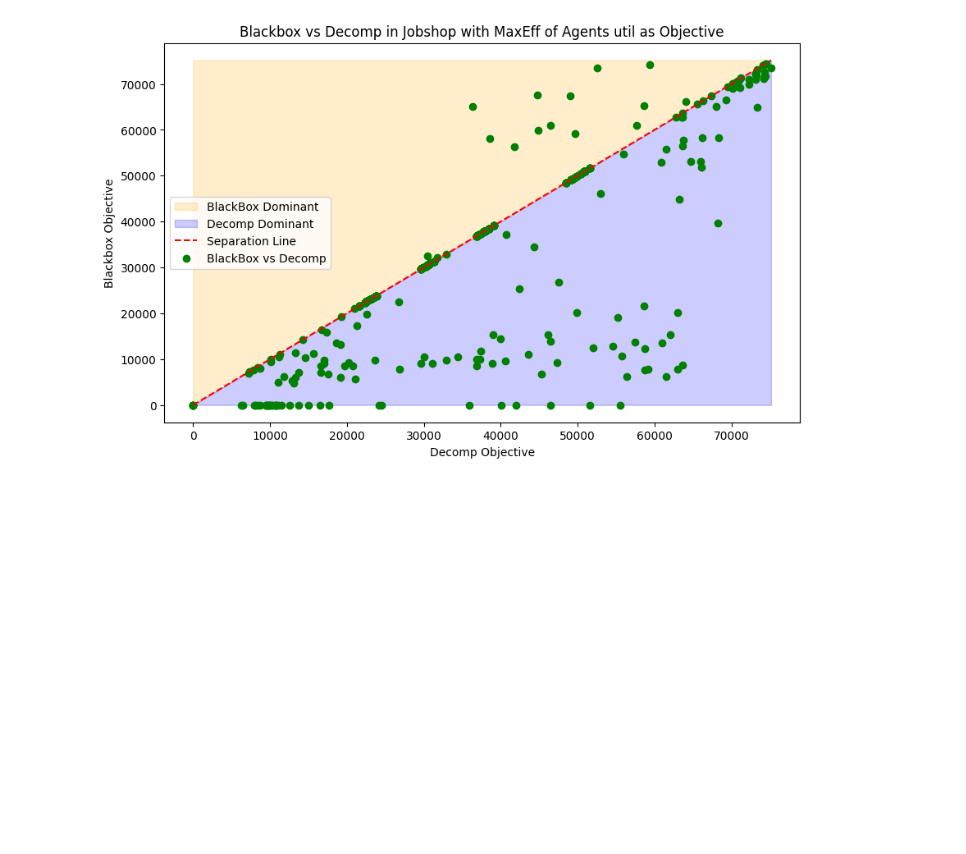
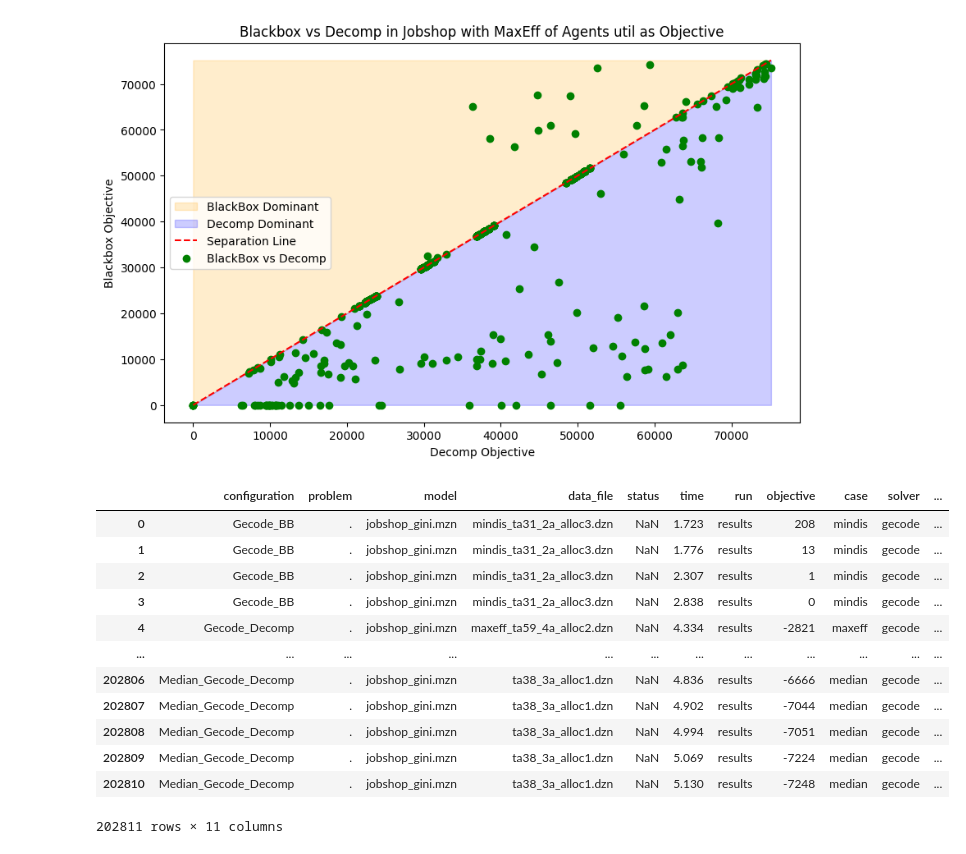
Before and after one commit to kieronqtran/minizinc_blackbox_examples, a Jupyter notebook: gini/analysising_results.ipynb, the cells around one changed output. Cells and saved outputs as stored; diff of their text form; code cells hidden in the pictures; blank space fills up the shorter version.

Commit message:
Jobshop Gini

```diff
--- a/gini/analysising_results.ipynb
+++ b/gini/analysising_results.ipynb
@@ -94,3 +105,33 @@ maxeff['objective_decomp'] = temp
 plot_blackbox_vs_decomp_scatter(maxeff['objective_bb'], maxeff['objective_decomp'], 'Blackbox vs Decomp in Jobshop with MaxEff of Agents util as Objective')
 # %% [output]
 [figure]
+# %%
+root = os.path.dirname(os.path.abspath("__file__"))
+objectives = pd.read_csv(os.path.join(root, 'objectives.csv'))
+is_median = objectives['configuration'].str.contains('Median')
+objectives = objectives.join(objectives[is_median]['configuration'].str.extract(r'(?P<case>[^_]+)_(?P<solver>[^_]+)_(?P<type>[^_]+)', expand=True))
+is_mindis = objectives['data_file'].str.contains('mindis')
+objectives.loc[is_mindis, ['solver', 'type']] = objectives.loc[is_mindis, 'configuration'].str.extract(r'(?P<solver>[^_]+)_(?P<type>[^_]+)', expand=True)
+objectives.loc[is_mindis, 'case'] = objectives.loc[is_mindis, 'data_file'].str.extract(r'/(?P<case>\w+?)_')
+is_maxeff = objectives['data_file'].str.contains('maxeff')
+objectives.loc[is_maxeff, ['solver', 'type']] = objectives.loc[is_maxeff, 'configuration'].str.extract(r'(?P<solver>[^_]+)_(?P<type>[^_]+)', expand=True)
+objectives.loc[is_maxeff, 'case'] = objectives.loc[is_maxeff, 'data_file'].str.extract(r'/(?P<case>\w+?)_')
+objectives['case'] = objectives['case'].str.lower()
+objectives['solver'] = objectives['solver'].str.lower()
+objectives['type'] = objectives['type'].str.lower()
+objectives['data_file'] = objectives['data_file'].str.replace('new_dzn/', '').str.replace('dzn/', '')
+objectives
+# %% [output]
+|  | configuration | problem | model | data_file | status | time | run | objective | case | solver | ... |
+| 0 | Gecode_BB | . | jobshop_gini.mzn | mindis_ta31_2a_alloc3.dzn | NaN | 1.723 | results | 208 | mindis | gecode | ... |
+| 1 | Gecode_BB | . | jobshop_gini.mzn | mindis_ta31_2a_alloc3.dzn | NaN | 1.776 | results | 13 | mindis | gecode | ... |
+| 2 | Gecode_BB | . | jobshop_gini.mzn | mindis_ta31_2a_alloc3.dzn | NaN | 2.307 | results | 1 | mindis | gecode | ... |
+| 3 | Gecode_BB | . | jobshop_gini.mzn | mindis_ta31_2a_alloc3.dzn | NaN | 2.838 | results | 0 | mindis | gecode | ... |
+| 4 | Gecode_Decomp | . | jobshop_gini.mzn | maxeff_ta59_4a_alloc2.dzn | NaN | 4.334 | results | -2821 | maxeff | gecode | ... |
+| ... | ... | ... | ... | ... | ... | ... | ... | ... | ... | ... | ... |
+| 202806 | Median_Gecode_Decomp | . | jobshop_gini.mzn | ta38_3a_alloc1.dzn | NaN | 4.836 | results | -6666 | median | gecode | ... |
+| 202807 | Median_Gecode_Decomp | . | jobshop_gini.mzn | ta38_3a_alloc1.dzn | NaN | 4.902 | results | -7044 | median | gecode | ... |
+| 202808 | Median_Gecode_Decomp | . | jobshop_gini.mzn | ta38_3a_alloc1.dzn | NaN | 4.994 | results | -7051 | median | gecode | ... |
+| 202809 | Median_Gecode_Decomp | . | jobshop_gini.mzn | ta38_3a_alloc1.dzn | NaN | 5.069 | results | -7224 | median | gecode | ... |
+| 202810 | Median_Gecode_Decomp | . | jobshop_gini.mzn | ta38_3a_alloc1.dzn | NaN | 5.130 | results | -7248 | median | gecode | ... |
+202811 rows × 11 columns
```
Also changed, not shown: parts of 9 cells of this notebook, 1 other file.
